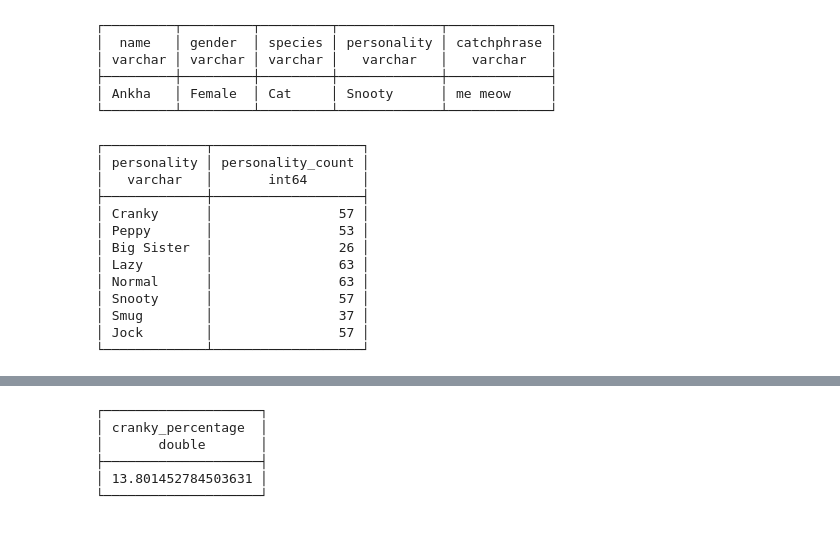
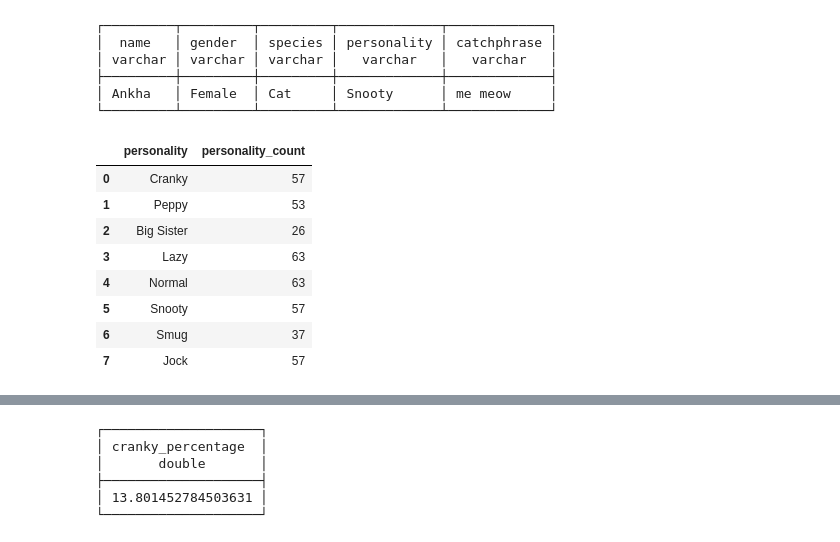
Before and after one commit to kiera-dev/ACNH_Colab_SQL, a Jupyter notebook: ACNH_Data.ipynb, the cells around one changed output, grey strips where cells are left out. Saved outputs shown, nothing was run; the diff lists cells and outputs as text; code cells hidden in the pictures.

```diff
--- a/ACNH_Data.ipynb
+++ b/ACNH_Data.ipynb
@@ -189,22 +189,18 @@ WHERE species = 'Cat'
 # %%
 duckdb.sql("""
 SELECT
   personality,
   COUNT(*) AS personality_count
 FROM villagers_df
-GROUP BY personality""")
+GROUP BY personality""").df()
 # %% [output]
-┌─────────────┬───────────────────┐
-│ personality │ personality_count │
-│   varchar   │       int64       │
-├─────────────┼───────────────────┤
-│ Cranky      │                57 │
-│ Peppy       │                53 │
-│ Big Sister  │                26 │
-│ Lazy        │                63 │
-│ Normal      │                63 │
-│ Snooty      │                57 │
-│ Smug        │                37 │
-│ Jock        │                57 │
-└─────────────┴───────────────────┘
+|  | personality | personality_count |
+| 0 | Cranky | 57 |
+| 1 | Peppy | 53 |
+| 2 | Big Sister | 26 |
+| 3 | Lazy | 63 |
+| 4 | Normal | 63 |
+| 5 | Snooty | 57 |
+| 6 | Smug | 37 |
+| 7 | Jock | 57 |
 # %%
```
Also changed, not shown: parts of 2 cells of this notebook.
